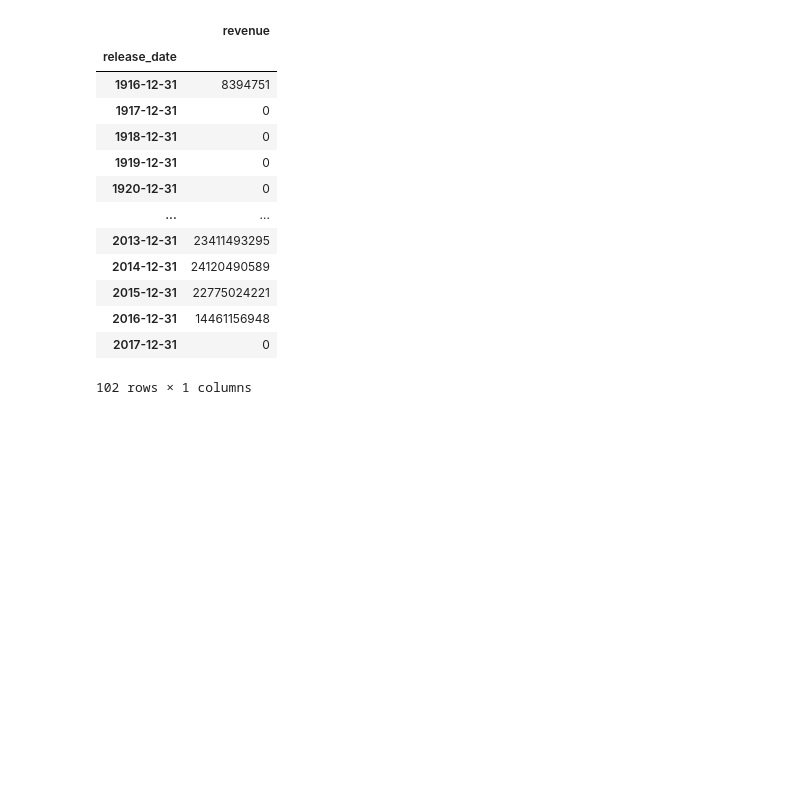
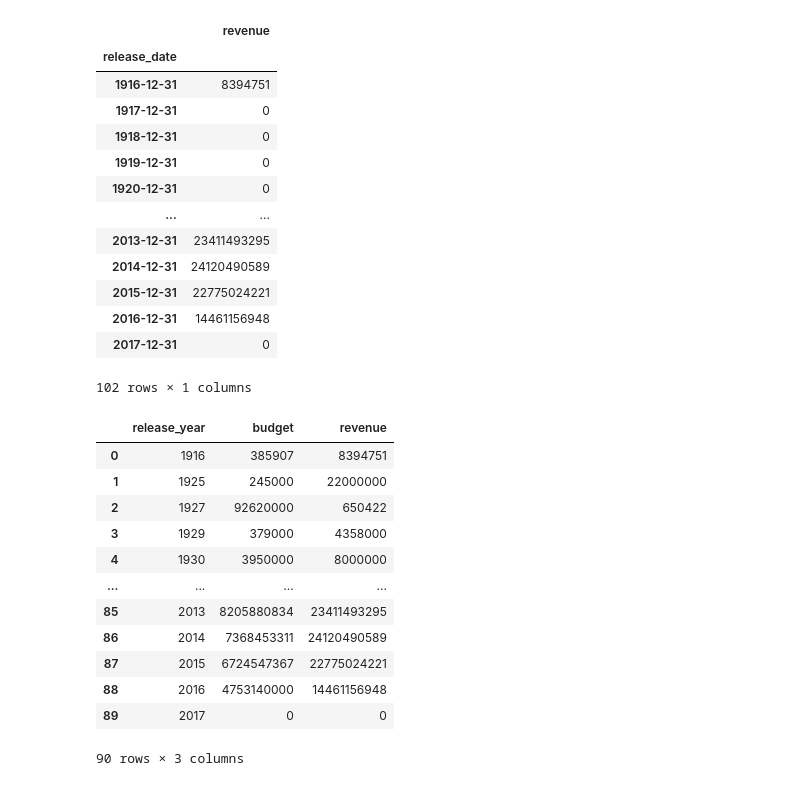
Before and after one commit to szczesnym/ML-AI, a Jupyter notebook: Unit9/Wizualizacja.ipynb, the cells around one changed output. Saved outputs shown, nothing was run; the diff lists cells and outputs as text; code cells hidden in the pictures; blank space fills up the shorter version.

```diff
--- a/Unit9/Wizualizacja.ipynb
+++ b/Unit9/Wizualizacja.ipynb
@@ -96,0 +112,17 @@ df_movies.groupby(pd.Grouper(key='release_date', freq='y')).agg({'revenue':'sum'
+# %%
+df_graph_base = df_movies.pivot_table(values=['revenue', 'budget'], index='release_year', aggfunc='sum' ).reset_index()
+df_graph_base
+# %% [output]
+|  | release_year | budget | revenue |
+| 0 | 1916 | 385907 | 8394751 |
+| 1 | 1925 | 245000 | 22000000 |
+| 2 | 1927 | 92620000 | 650422 |
+| 3 | 1929 | 379000 | 4358000 |
+| 4 | 1930 | 3950000 | 8000000 |
+| ... | ... | ... | ... |
+| 85 | 2013 | 8205880834 | 23411493295 |
+| 86 | 2014 | 7368453311 | 24120490589 |
+| 87 | 2015 | 6724547367 | 22775024221 |
+| 88 | 2016 | 4753140000 | 14461156948 |
+| 89 | 2017 | 0 | 0 |
+90 rows × 3 columns
```
Also changed, not shown: parts of 20 cells of this notebook.
